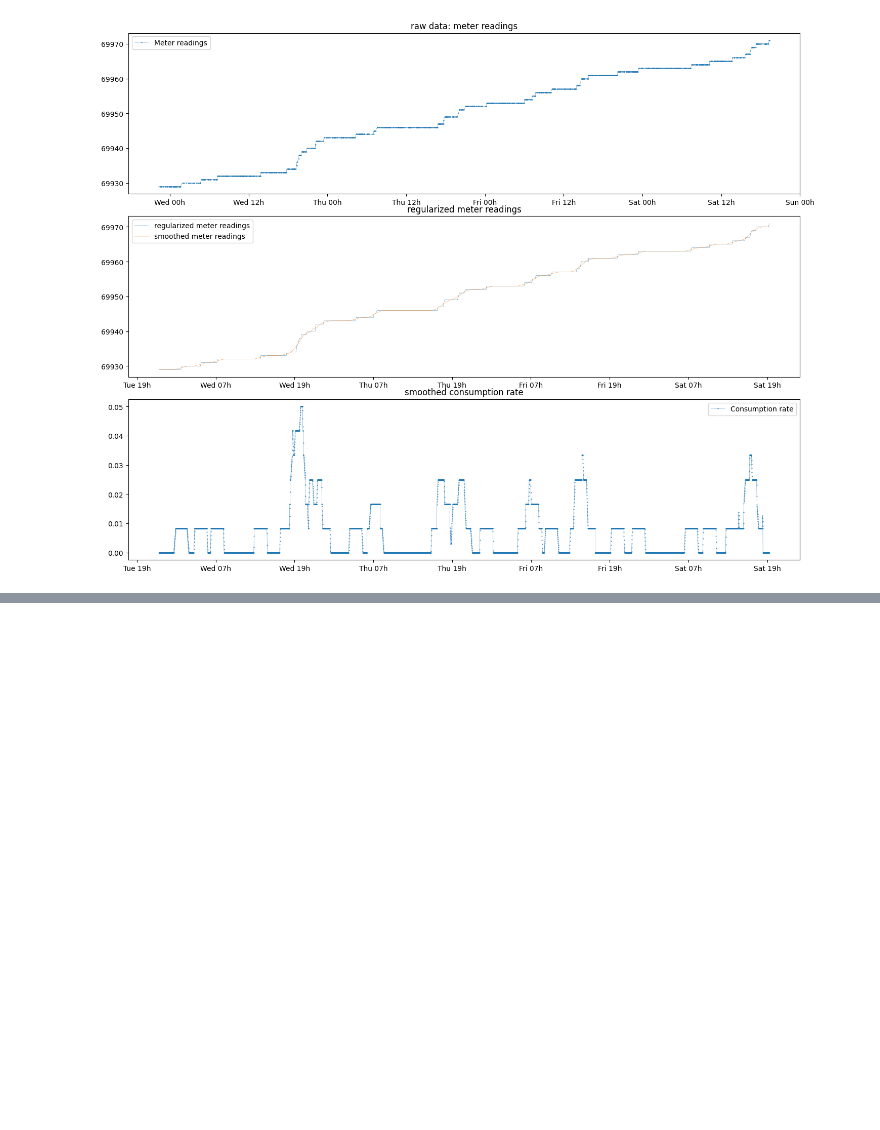
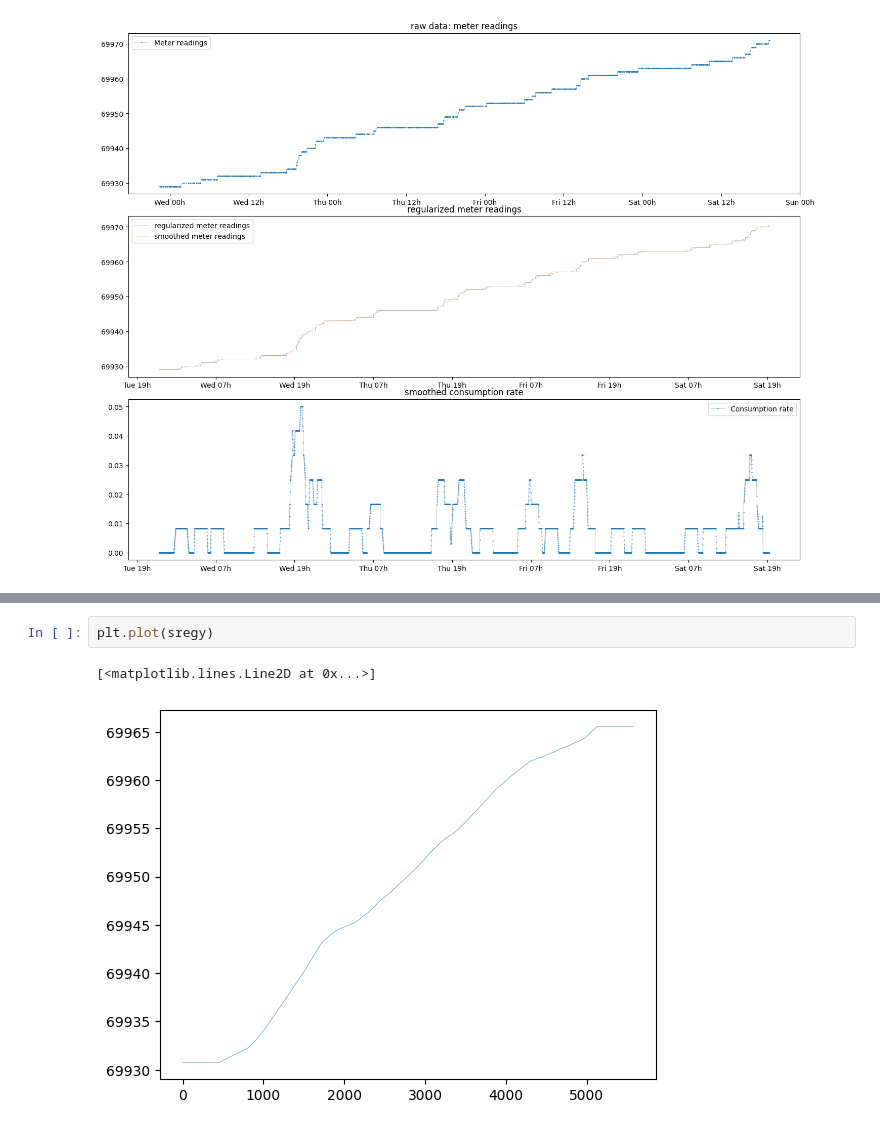
Before and after one commit to tomviolin/rtl433, a Jupyter notebook: Untitled1.ipynb, the cells around one changed output, grey strips where cells are left out. Cells and saved outputs as stored; diff of their text form; blank space fills up the shorter version.

```diff
--- a/Untitled1.ipynb
+++ b/Untitled1.ipynb
@@ -97,0 +127,5 @@ eom chart20240608_192444.png
+# %%
+plt.plot(sregy)
+# %% [output]
+[<matplotlib.lines.Line2D at 0x...>]
+[figure, added]
```
Also changed, not shown: parts of 10 cells of this notebook, 6 other files.
